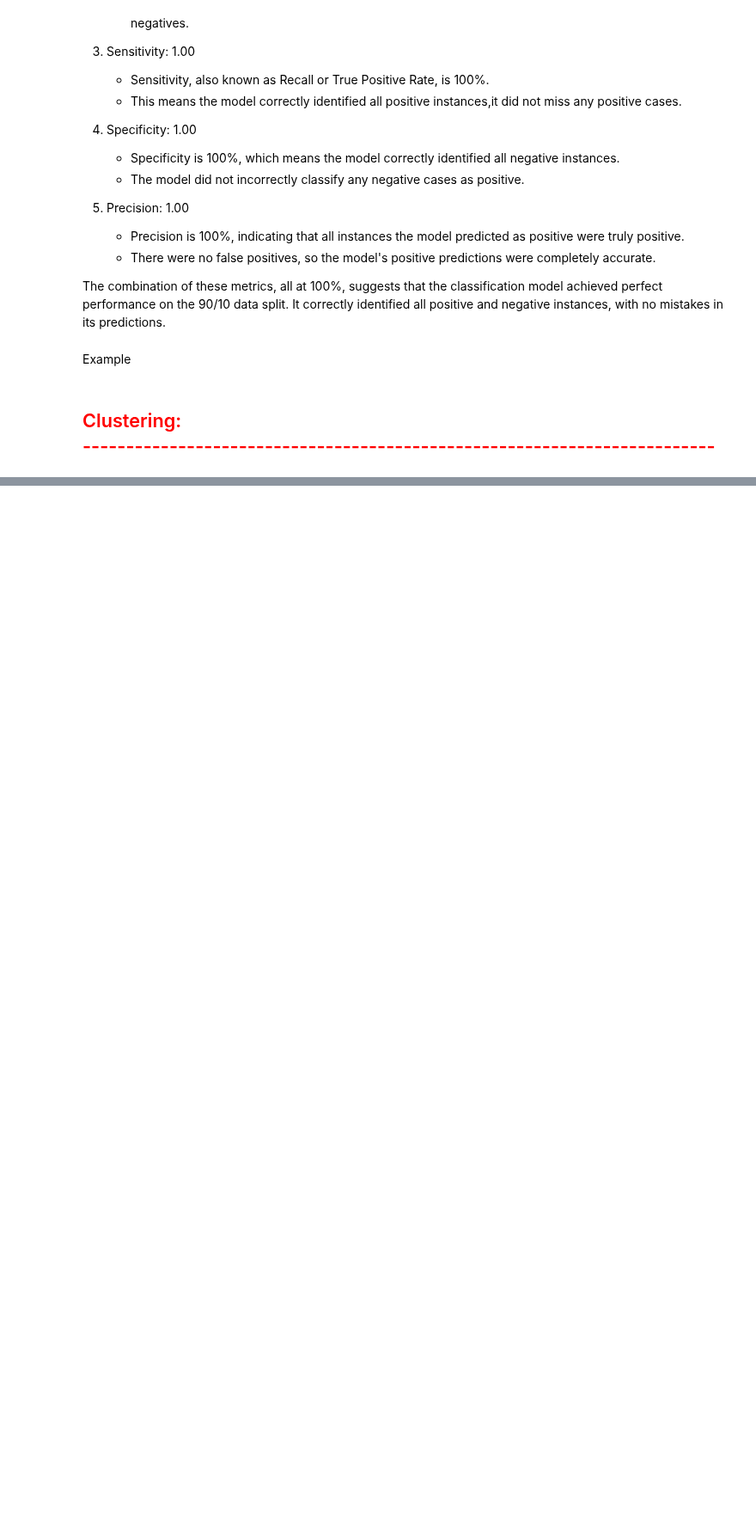
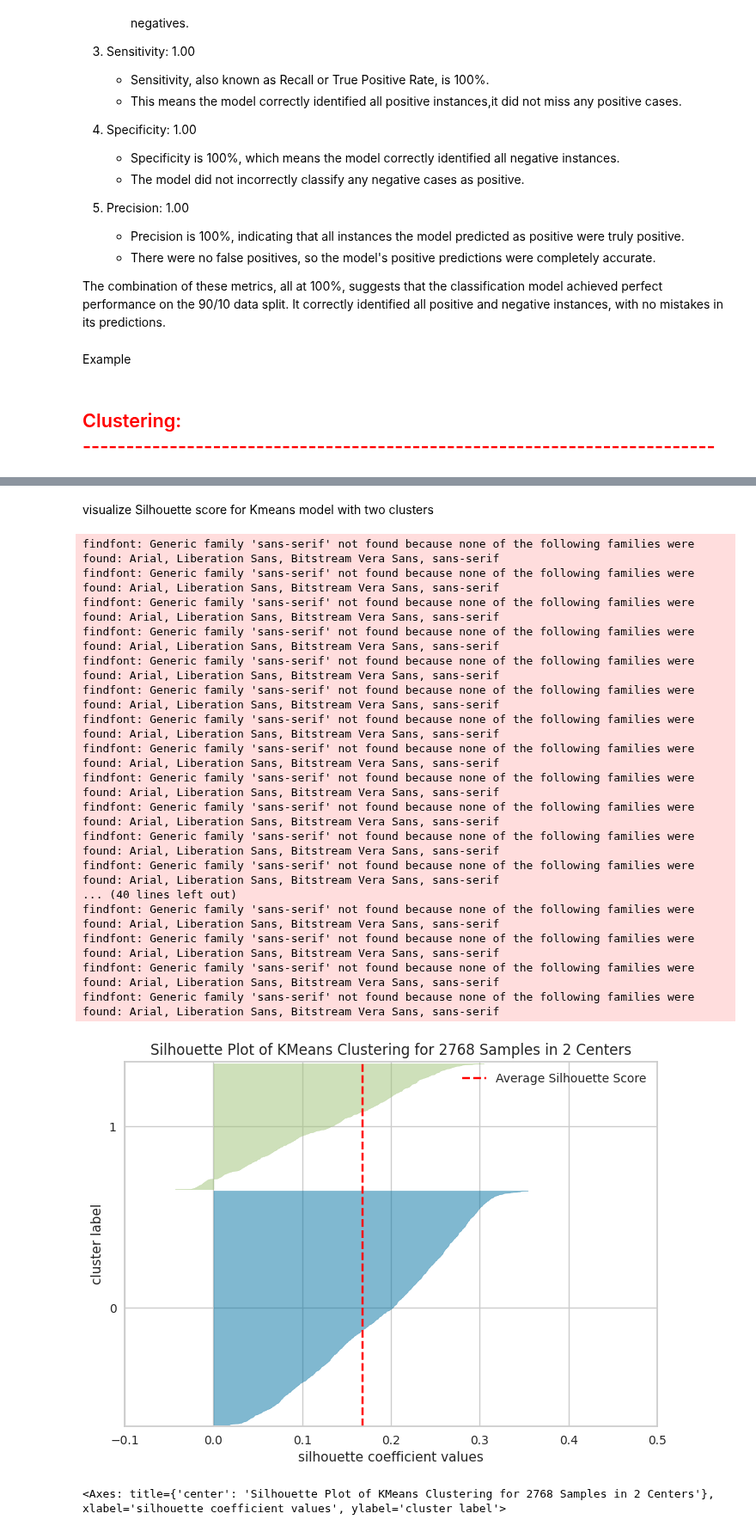
Before and after one commit to WS888-CODER/IT326-PROJECT, a Jupyter notebook: Reports Folder/Phase3.ipynb, the cells around one changed output, grey strips where cells are left out. Shown at 86% size. Drawn from its saved outputs; the diff is of its cells as text; code cells hidden in the pictures; blank space fills up the shorter version.

```diff
--- a/Reports Folder/Phase3.ipynb
+++ b/Reports Folder/Phase3.ipynb
@@ -362,0 +393,13 @@ The combination of these metrics, all at 100%, suggests that the classification
+# %%
+
+features = df.drop(['Outcome'], axis=1)
+
+
+scaler = StandardScaler()
+scaled_features = scaler.fit_transform(features)
+
+
+df_scaled = pd.DataFrame(scaled_features, columns=features.columns)
+
+
+print(df_scaled.head())
@@ -362,0 +424,8 @@ The combination of these metrics, all at 100%, suggests that the classification
+# %%
+np.random.seed(56)
+
+kmeans = KMeans(n_clusters = 2, random_state=56)
+kmeans_result = kmeans.fit(df_scaled)
+
+print("Cluster center:")
+print(kmeans_result.cluster_centers_)
@@ -362,0 +440,27 @@ The combination of these metrics, all at 100%, suggests that the classification
+# %% [markdown]
+visualize Silhouette score for Kmeans model with two clusters
+# %%
+
+visualizer = SilhouetteVisualizer(kmeans , colors = 'yellowbrick')
+visualizer.fit(df_scaled)
+visualizer.show()
+# %% [output]
+findfont: Generic family 'sans-serif' not found because none of the following families were found: Arial, Liberation Sans, Bitstream Vera Sans, sans-serif
+findfont: Generic family 'sans-serif' not found because none of the following families were found: Arial, Liberation Sans, Bitstream Vera Sans, sans-serif
+findfont: Generic family 'sans-serif' not found because none of the following families were found: Arial, Liberation Sans, Bitstream Vera Sans, sans-serif
+findfont: Generic family 'sans-serif' not found because none of the following families were found: Arial, Liberation Sans, Bitstream Vera Sans, sans-serif
+findfont: Generic family 'sans-serif' not found because none of the following families were found: Arial, Liberation Sans, Bitstream Vera Sans, sans-serif
+findfont: Generic family 'sans-serif' not found because none of the following families were found: Arial, Liberation Sans, Bitstream Vera Sans, sans-serif
+findfont: Generic family 'sans-serif' not found because none of the following families were found: Arial, Liberation Sans, Bitstream Vera Sans, sans-serif
+findfont: Generic family 'sans-serif' not found because none of the following families were found: Arial, Liberation Sans, Bitstream Vera Sans, sans-serif
+findfont: Generic family 'sans-serif' not found because none of the following families were found: Arial, Liberation Sans, Bitstream Vera Sans, sans-serif
+findfont: Generic family 'sans-serif' not found because none of the following families were found: Arial, Liberation Sans, Bitstream Vera Sans, sans-serif
+findfont: Generic family 'sans-serif' not found because none of the following families were found: Arial, Liberation Sans, Bitstream Vera Sans, sans-serif
+findfont: Generic family 'sans-serif' not found because none of the following families were found: Arial, Liberation Sans, Bitstream Vera Sans, sans-serif
+... (40 lines left out)
+findfont: Generic family 'sans-serif' not found because none of the following families were found: Arial, Liberation Sans, Bitstream Vera Sans, sans-serif
+findfont: Generic family 'sans-serif' not found because none of the following families were found: Arial, Liberation Sans, Bitstream Vera Sans, sans-serif
+findfont: Generic family 'sans-serif' not found because none of the following families were found: Arial, Liberation Sans, Bitstream Vera Sans, sans-serif
+findfont: Generic family 'sans-serif' not found because none of the following families were found: Arial, Liberation Sans, Bitstream Vera Sans, sans-serif
+[figure, added]
+<Axes: title={'center': 'Silhouette Plot of KMeans Clustering for 2768 Samples in 2 Centers'}, xlabel='silhouette coefficient values', ylabel='cluster label'>
```
Also changed, not shown: parts of 20 cells of this notebook.
